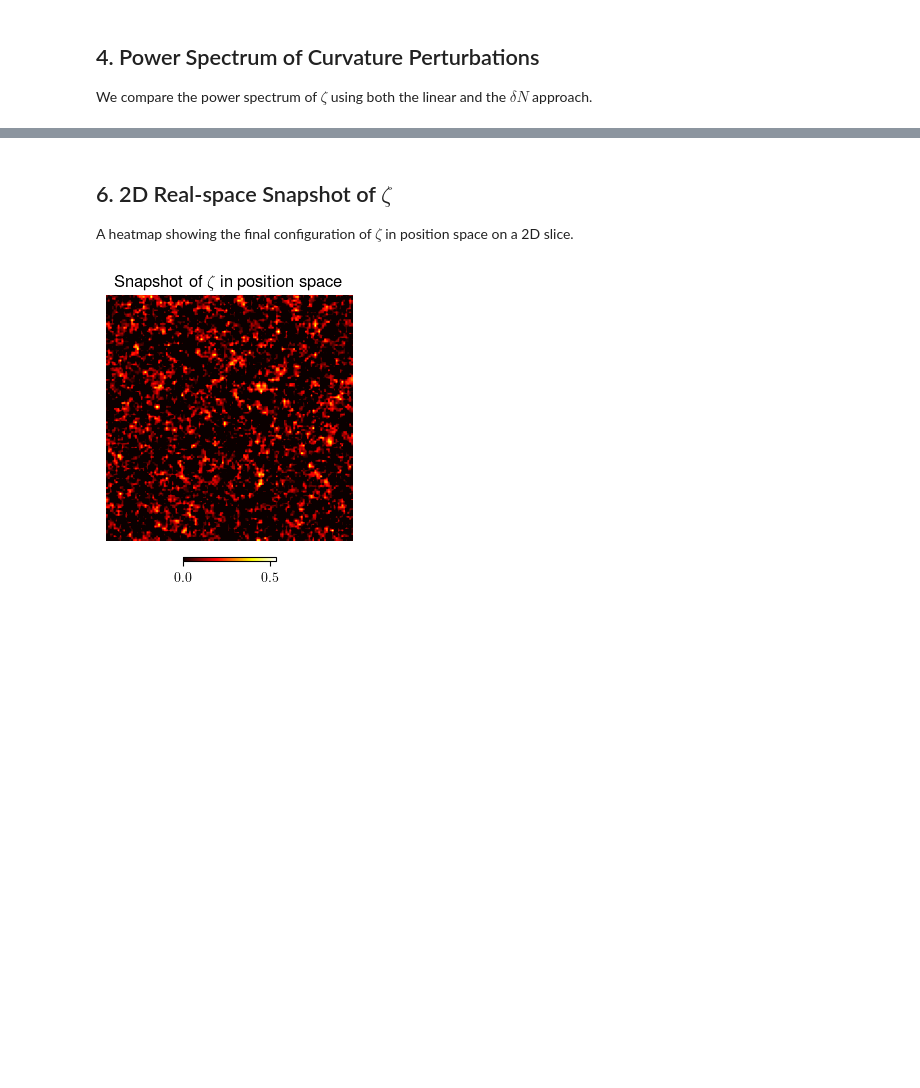
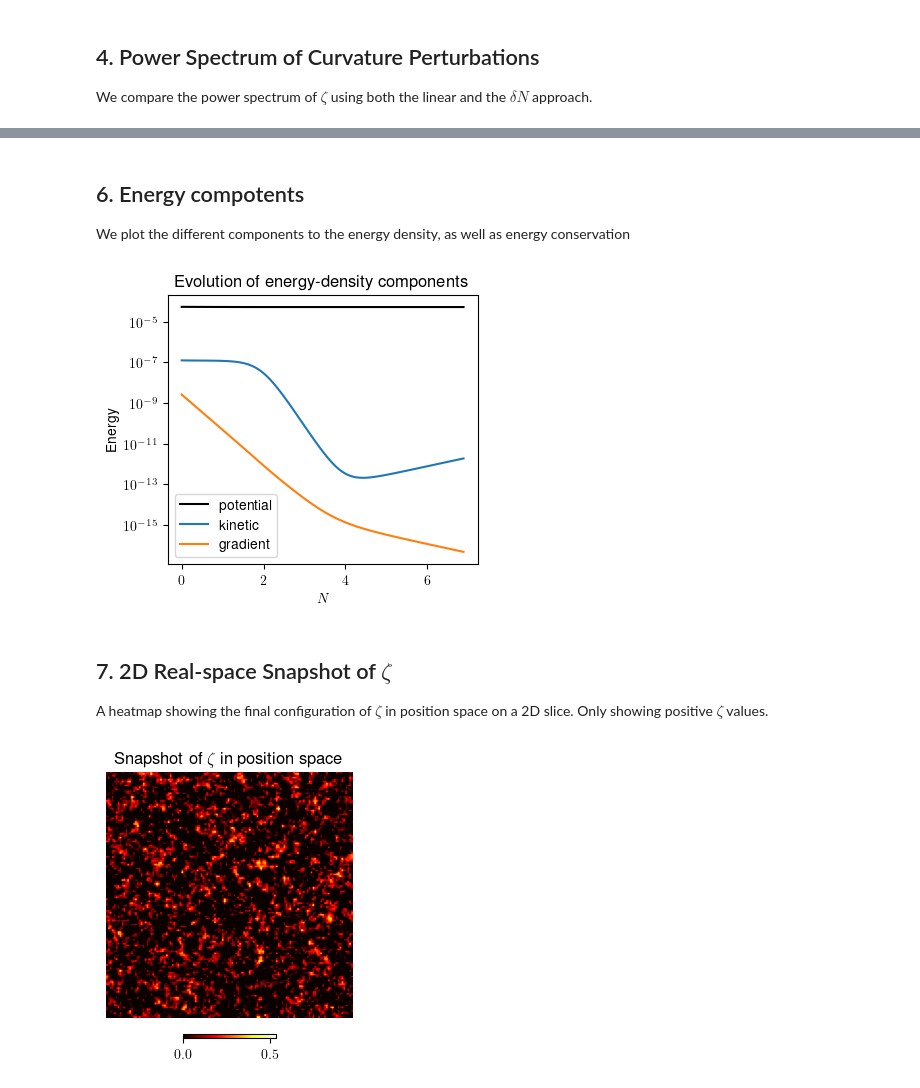
Before and after one commit to caravangelo/inflation-easy, a Jupyter notebook: notebooks/plot.ipynb, the cells around one changed output, grey strips where cells are left out. Cells and saved outputs as stored; diff of their text form; code cells hidden in the pictures; blank space fills up the shorter version.

```diff
--- a/notebooks/plot.ipynb
+++ b/notebooks/plot.ipynb
@@ -33,6 +33,7 @@ st = np.loadtxt(path + 'spectratimes.dat')
 f = np.loadtxt(path + 'means.dat')
 fv = np.loadtxt(path + 'velocity.dat')
 sf = np.loadtxt(path + 'sf.dat')
+energy = np.loadtxt(path + 'energy.dat')
 
 # Histogram data (1-point PDFs)
 sh = np.loadtxt(path + 'histogram.dat')
@@ -125,6 +130,21 @@ plt.show()
+# %% [markdown]
+## 6. Energy compotents
+We plot the different components to the energy density, as well as energy conservation
+# %%
+plt.figure(figsize=(4, 3.5))
+plt.semilogy(np.log(energy[:, 2]), energy[:, 5],label='potential',color='black')
+plt.semilogy(np.log(energy[:, 2]), energy[:, 3],label='kinetic')
+plt.semilogy(np.log(energy[:, 2]), energy[:, 4],label='gradient')
+plt.legend()
+plt.xlabel(r'$N$')
+plt.ylabel(r'Energy')
+plt.title("Evolution of energy-density components")
+plt.show()
+# %% [output]
+[figure, added]
 # %% [markdown]
-## 6. 2D Real-space Snapshot of $\zeta$
-A heatmap showing the final configuration of $\zeta$ in position space on a 2D slice.
+## 7. 2D Real-space Snapshot of $\zeta$
+A heatmap showing the final configuration of $\zeta$ in position space on a 2D slice. Only showing positive $\zeta$ values.
 # %%
 # Load 2D box snapshot of zeta
 zeta_flat = np.loadtxt(path + 'snapshots_2d_deltaN.dat')
```
Also changed, not shown: parts of 4 cells of this notebook, 28 other files.
